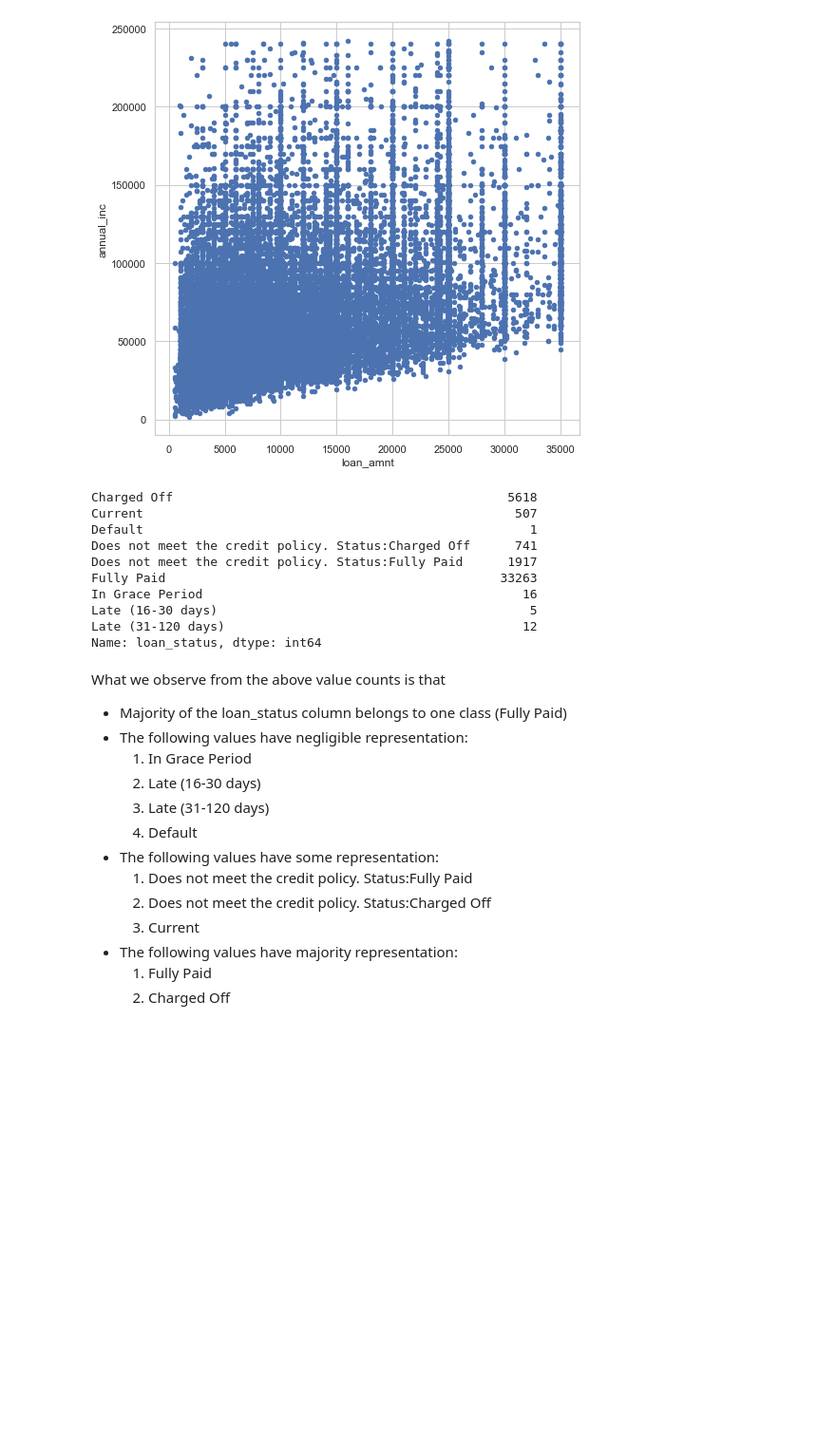
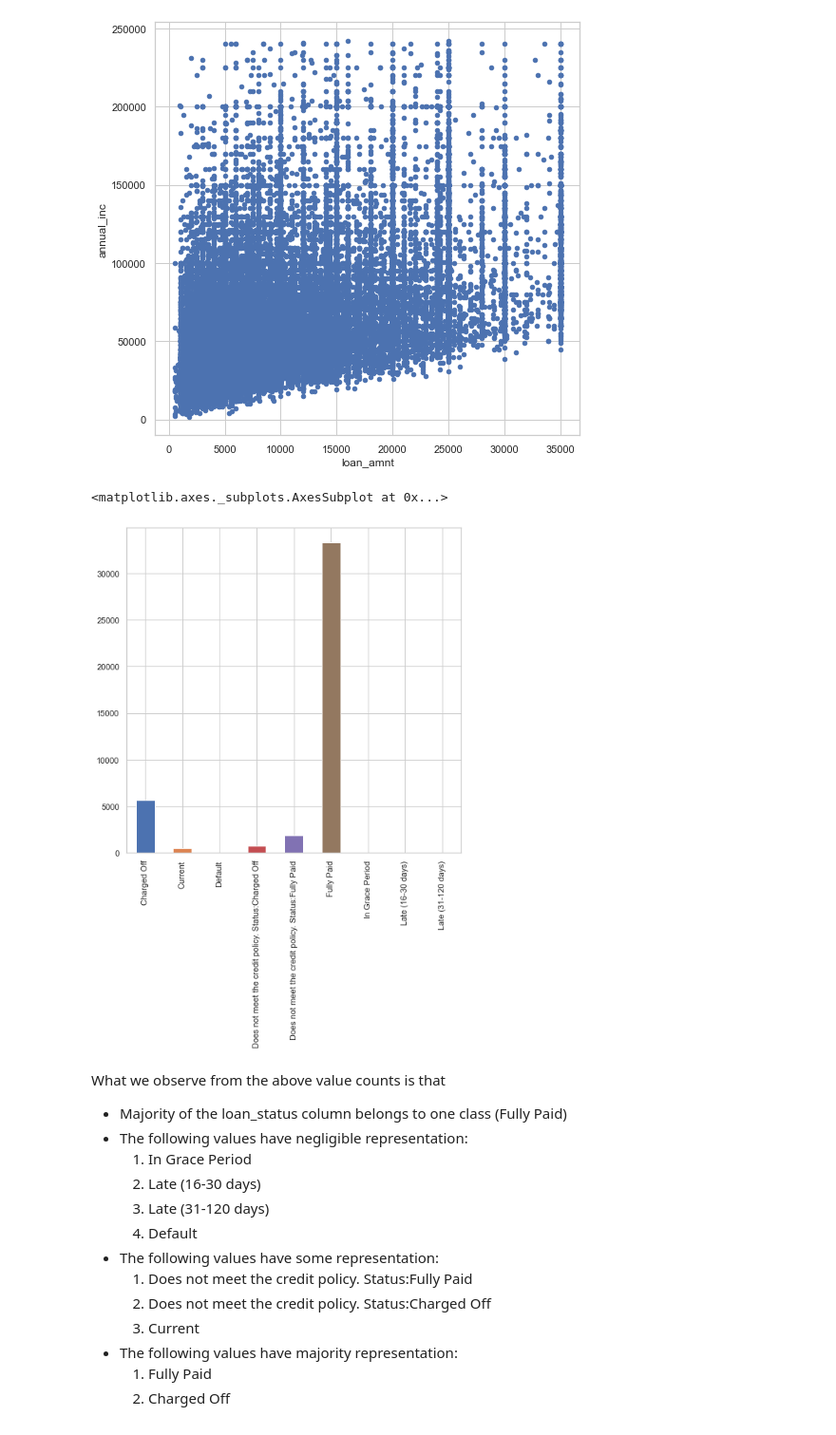
Before and after one commit to 786country/lending_club, a Jupyter notebook: lending_club.ipynb, the cells around one changed output. Shown at 95% size. Cells and saved outputs as stored; diff of their text form; code cells hidden in the pictures; blank space fills up the shorter version.

```diff
--- a/lending_club.ipynb
+++ b/lending_club.ipynb
@@ -749,18 +749,10 @@ df.plot.scatter('loan_amnt', 'annual_inc')
 <matplotlib.axes._subplots.AxesSubplot at 0x...>
 [figure]
 # %%
-df['loan_status'].value_counts().sort_index(ascending=True)
+df['loan_status'].value_counts().sort_index(ascending=True).plot.bar()
 # %% [output]
-Charged Off                                             5618
-Current                                                  507
-Default                                                    1
-Does not meet the credit policy. Status:Charged Off      741
-Does not meet the credit policy. Status:Fully Paid      1917
-Fully Paid                                             33263
-In Grace Period                                           16
-Late (16-30 days)                                          5
-Late (31-120 days)                                        12
-Name: loan_status, dtype: int64
+<matplotlib.axes._subplots.AxesSubplot at 0x...>
+[figure, added]
 # %% [markdown]
 What we observe from the above value counts is that
 - Majority of the loan_status column belongs to one class (Fully Paid)
```
Also changed, not shown: parts of 3 cells of this notebook, 2 other files.
